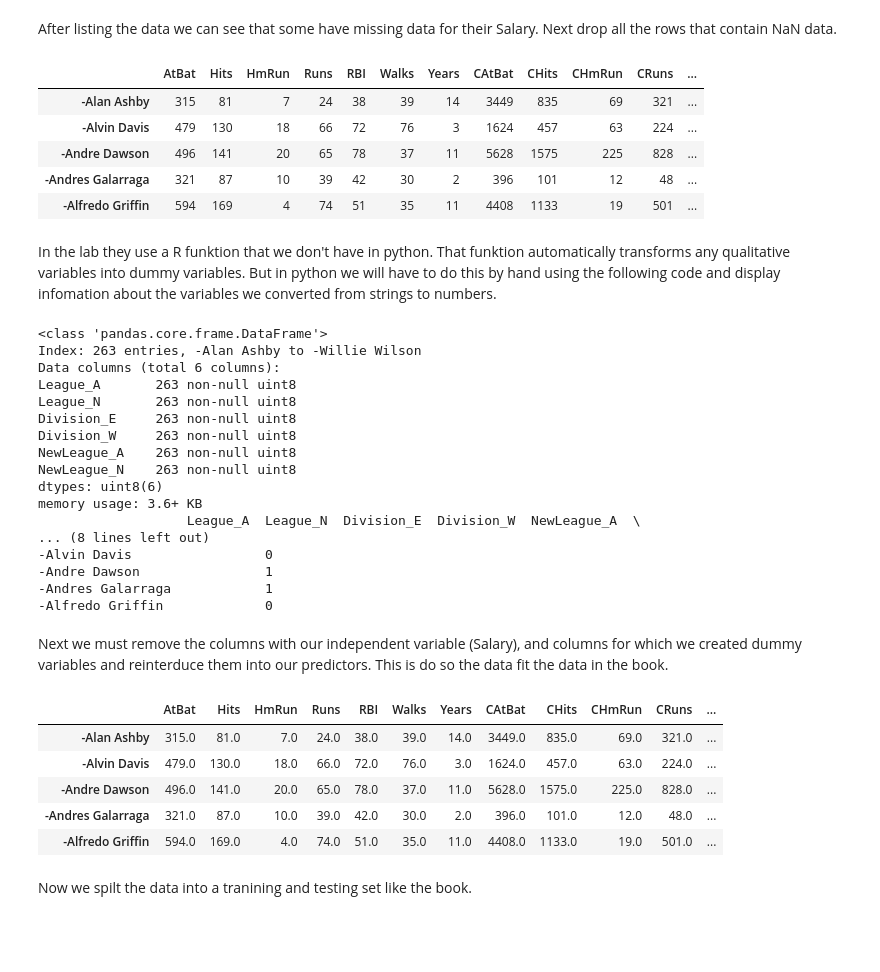
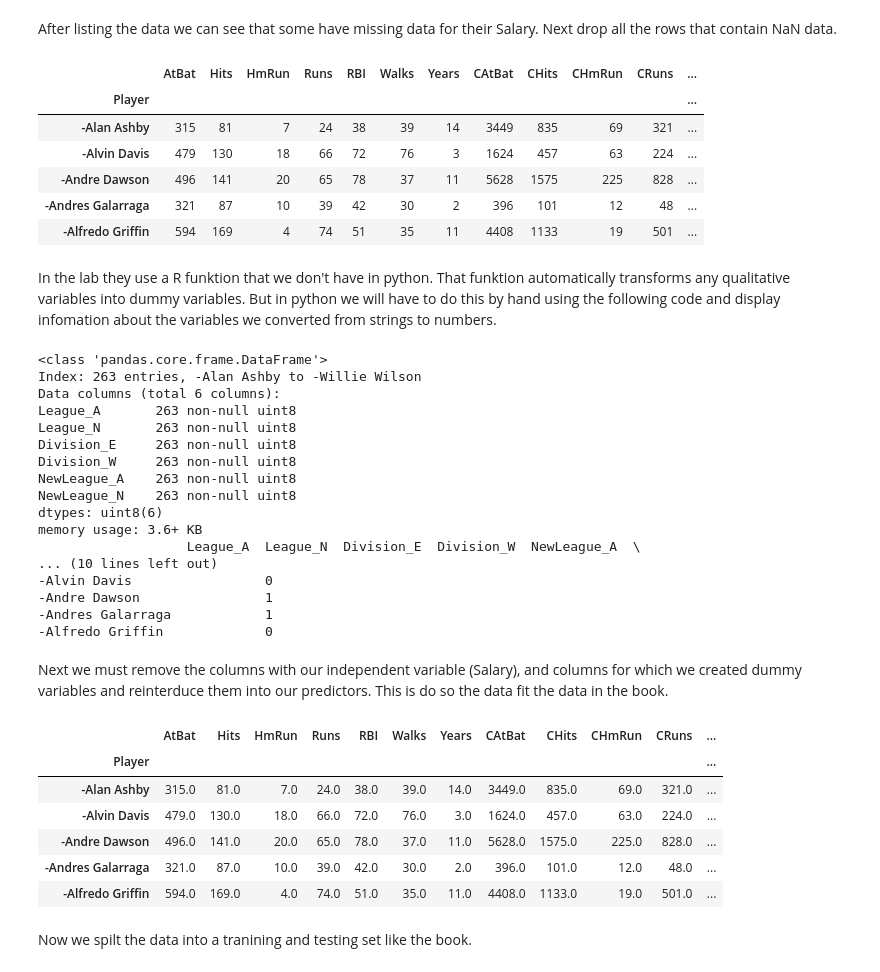
Before and after one commit to entvex/DecisionSupportSystems, a Jupyter notebook: Exercises/David og Henrik/6. Shrinkage methods/6.6.2 The Lasso.ipynb, the cells around one changed output. Drawn from its saved outputs; the diff is of its cells as text; code cells hidden in the pictures; blank space fills up the shorter version.

```diff
--- a/Exercises/David og Henrik/6. Shrinkage methods/6.6.2 The Lasso.ipynb
+++ b/Exercises/David og Henrik/6. Shrinkage methods/6.6.2 The Lasso.ipynb
@@ -23,10 +23,11 @@ data.head()
 After listing the data we can see that some have missing data for their Salary. Next drop all the rows that contain NaN data.
 # %%
 data = data.dropna()
-#data.index.name = 'Player'
+data.index.name = 'Player'
 data.head()
 # %% [output]
 |  | AtBat | Hits | HmRun | Runs | RBI | Walks | Years | CAtBat | CHits | CHmRun | CRuns | ... |
+| Player |  |  |  |  |  |  |  |  |  |  |  | ... |
 | -Alan Ashby | 315 | 81 | 7 | 24 | 38 | 39 | 14 | 3449 | 835 | 69 | 321 | ... |
 | -Alvin Davis | 479 | 130 | 18 | 66 | 72 | 76 | 3 | 1624 | 457 | 63 | 224 | ... |
 | -Andre Dawson | 496 | 141 | 20 | 65 | 78 | 37 | 11 | 5628 | 1575 | 225 | 828 | ... |
@@ -51,7 +52,7 @@ NewLeague_N    263 non-null uint8
 dtypes: uint8(6)
 memory usage: 3.6+ KB
                    League_A  League_N  Division_E  Division_W  NewLeague_A  \
-... (8 lines left out)
+... (10 lines left out)
 -Alvin Davis                 0
 -Andre Dawson                1
 -Andres Galarraga            1
@@ -66,6 +67,7 @@ X = pd.concat([X_, dummieVariables[['League_N', 'Division_W', 'NewLeague_N']]],
 X.head()
 # %% [output]
 |  | AtBat | Hits | HmRun | Runs | RBI | Walks | Years | CAtBat | CHits | CHmRun | CRuns | ... |
+| Player |  |  |  |  |  |  |  |  |  |  |  | ... |
 | -Alan Ashby | 315.0 | 81.0 | 7.0 | 24.0 | 38.0 | 39.0 | 14.0 | 3449.0 | 835.0 | 69.0 | 321.0 | ... |
 | -Alvin Davis | 479.0 | 130.0 | 18.0 | 66.0 | 72.0 | 76.0 | 3.0 | 1624.0 | 457.0 | 63.0 | 224.0 | ... |
 | -Andre Dawson | 496.0 | 141.0 | 20.0 | 65.0 | 78.0 | 37.0 | 11.0 | 5628.0 | 1575.0 | 225.0 | 828.0 | ... |
```
Also changed, not shown: parts of 3 cells of this notebook, 1 other file.
